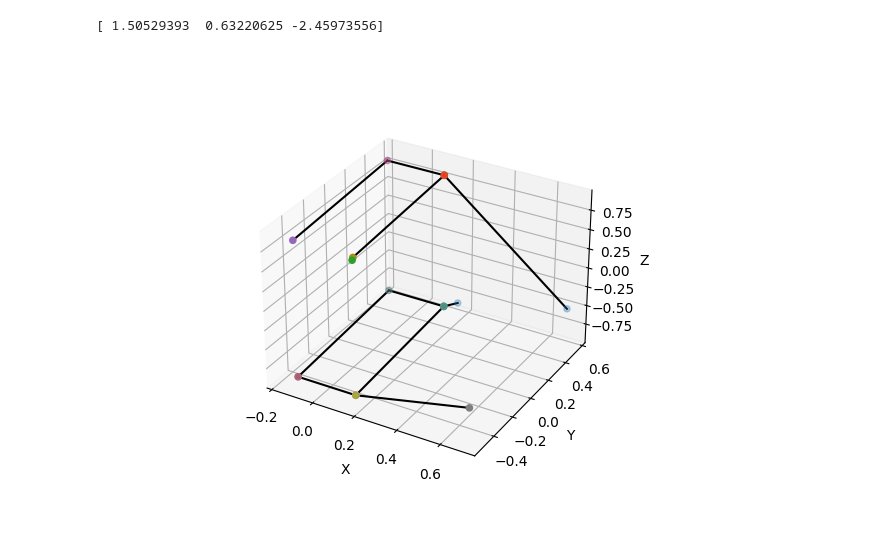
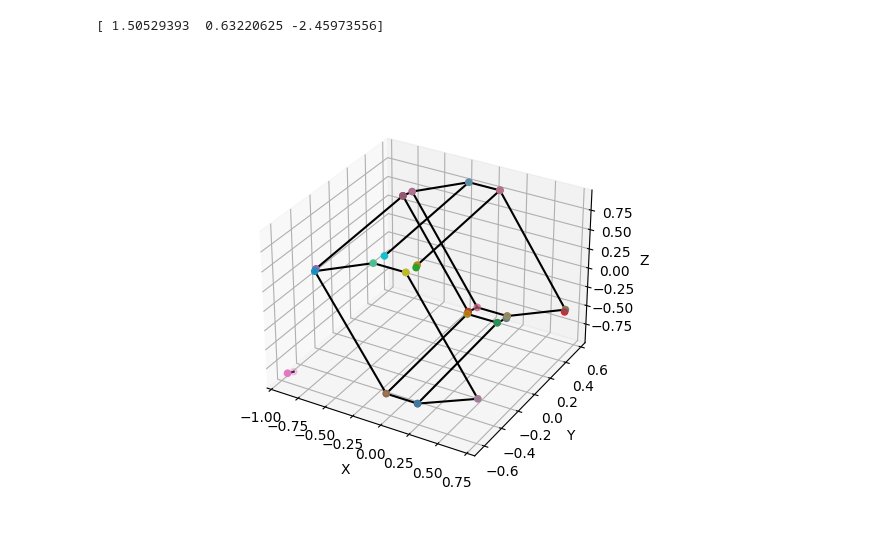
Before and after one commit to Kugetsu/vscode_git, a Jupyter notebook: template/FBZplot.ipynb, the cells around one changed output. Saved outputs shown, nothing was run; the diff lists cells and outputs as text; code cells hidden in the pictures.

```diff
--- a/template/FBZplot.ipynb
+++ b/template/FBZplot.ipynb
@@ -6,7 +6,7 @@ import pandas as pd
 from mpl_toolkits import mplot3d
 from collections import Counter
 #dclben06
-b1 = np.array([0.860474569594575,0.0365159146990011,0.358997239874682])  #先暂时手动输入，后面可以改为自动读取
+b1 = np.array([0.860474569594575,0.0365159146990011,0.358997239874682])  #逆ベクトルの座標　　実格子からの変換も可能
 b2 = np.array([0,1.07080545537165,0.0417868785140344])
 b3 = np.array([0,0,1.75386677814264])
 
@@ -20,40 +20,20 @@ b3 = np.array([0,0,1.75386677814264])
 #b2=np.array([0,1.09463158661665,0])
 #b3=np.array([0,0,1.72374907314815])
 
-pnum=64  #小数点保留位数
-renum=3 #重复点的最小值
+pnum=5 #小数点保留位数　　小数点以下の桁数
+renum=3 #重复点的最小值　　判断の根拠の１つ（物理的の意味は頂点は少なくとも3つの平面に接続している）
 
+########################################################################################################################################################################
+#ベクトルのリスト
 vectors = [b1,b2,b3,-b1,-b2,-b3,b1+b2,b1+b3,b2+b3,b1-b2,b1-b3,b2-b3,b2-b1,b3-b1,b3-b2,-b1-b2,-b1-b3,-b2-b3,b1+b2+b3,b1+b2-b3,b1-b2+b3,-b1+b2+b3,b1-b2-b3,-b1+b2-b3,-b1-b2+b3,-b1-b2-b3]
 
-result={}
 
-for i in range(len(vectors)):
-    result[i]={}
-    for j in range(i+1,len(vectors)):
-        cross=np.cross(vectors[i],vectors[j])
-        if np.linalg.norm(cross) != 0:
-            n3=0
-            for k in range(len(vectors)):
-                rank=np.vstack((vectors[i],vectors[j],vectors[k])).T
-                if np.linalg.matrix_rank(rank) == 3:
-                    left=np.array([vectors[i],vectors[j],vectors[k]])
-                    right=np.array([0.5*np.dot(vectors[i],vectors[i]),0.5*np.dot(vectors[j],vectors[j]),0.5*np.dot(vectors[k],vectors[k])])
-                    X=np.linalg.solve(left,right)
-                    result[i][j] = result[i].get(j, {})
-                    result[i][j][n3]=X
-                    n3=n3+1
-
-
-#print(result[0][1])
-
-
-#def sort_result_by_x(d):
-#    return sorted(d.items(), key=lambda x: x[1][0])
+#全ての三つの平面の交差点を計算、　result type dict  FBZ境界にある点は：vector(k) dot vector(G) = G^2/2 　　G　はリストの中
+# result: **********result center********** len(result center[*][*])=2*(x,y,z)
 
 result={}
 result_center={}
 X={}
-#X=[[0]*3 for i in range(len(vectors))]
 for i in range(len(vectors)):
     result[i]={}
     result_center[i]={}
@@ -83,13 +63,11 @@ for i in range(len(vectors)):
 #print(result[0][1][0])
 #print(result[0][1])
 #print(result_center[0][1])
-
 #result 储存了所有的坐标值  result_center 取中心两点
-
-
 #print(result_center[0][1][0][1])
 
 
+#dictをlist化、座標の出現回数をcountする
 
 from collections import Counter
 
@@ -106,32 +84,32 @@ coordinate_counts = Counter(tuple(point) for sublist in point_list for sublist2
 #print(coordinate_counts)
 
 
 
 from mpl_toolkits.mplot3d import Axes3D
 
 
 
 %matplotlib widget
 
 fig = plt.figure()
 ax = plt.axes(projection='3d')
 
 for i in range(len(vectors)):
     for j in range(i+1,len(vectors)):
         cross=np.cross(vectors[i],vectors[j])
         if np.linalg.norm(cross) != 0:
             x=[np.around(result_center[i][j][0][0],pnum),np.around(result_center[i][j][1][0],pnum)]
             y=[np.around(result_center[i][j][0][1],pnum),np.around(result_center[i][j][1][1],pnum)]
             z=[np.around(result_center[i][j][0][2],pnum),np.around(result_center[i][j][1][2],pnum)]
-            if coordinate_counts.get((np.around(result_center[i][j][0][0],pnum),np.around(result_center[i][j][0][1],pnum),np.around(result_center[i][j][0][2],pnum)),0)>=renum :
+            if coordinate_counts.get((np.around(result_center[i][j][0][0],pnum),np.around(result_center[i][j][0][1],pnum),np.around(result_center[i][j][0][2],pnum)),0)>=renum :  #3回以上出現の点を取って、描く
                 ax.scatter(x,y,z)
                 ax.plot([result_center[i][j][0][0],result_center[i][j][1][0]],[result_center[i][j][0][1],result_center[i][j][1][1]],[result_center[i][j][0][2],result_center[i][j][1][2]],color='black')
 
 ax.set_xlabel('X')
 ax.set_ylabel('Y')
 ax.set_zlabel('Z')
 
 plt.show()
 # %% [output]
 [ 1.50529393  0.63220625 -2.45973556]
-[figure, old version]
+[figure, new version]
```
